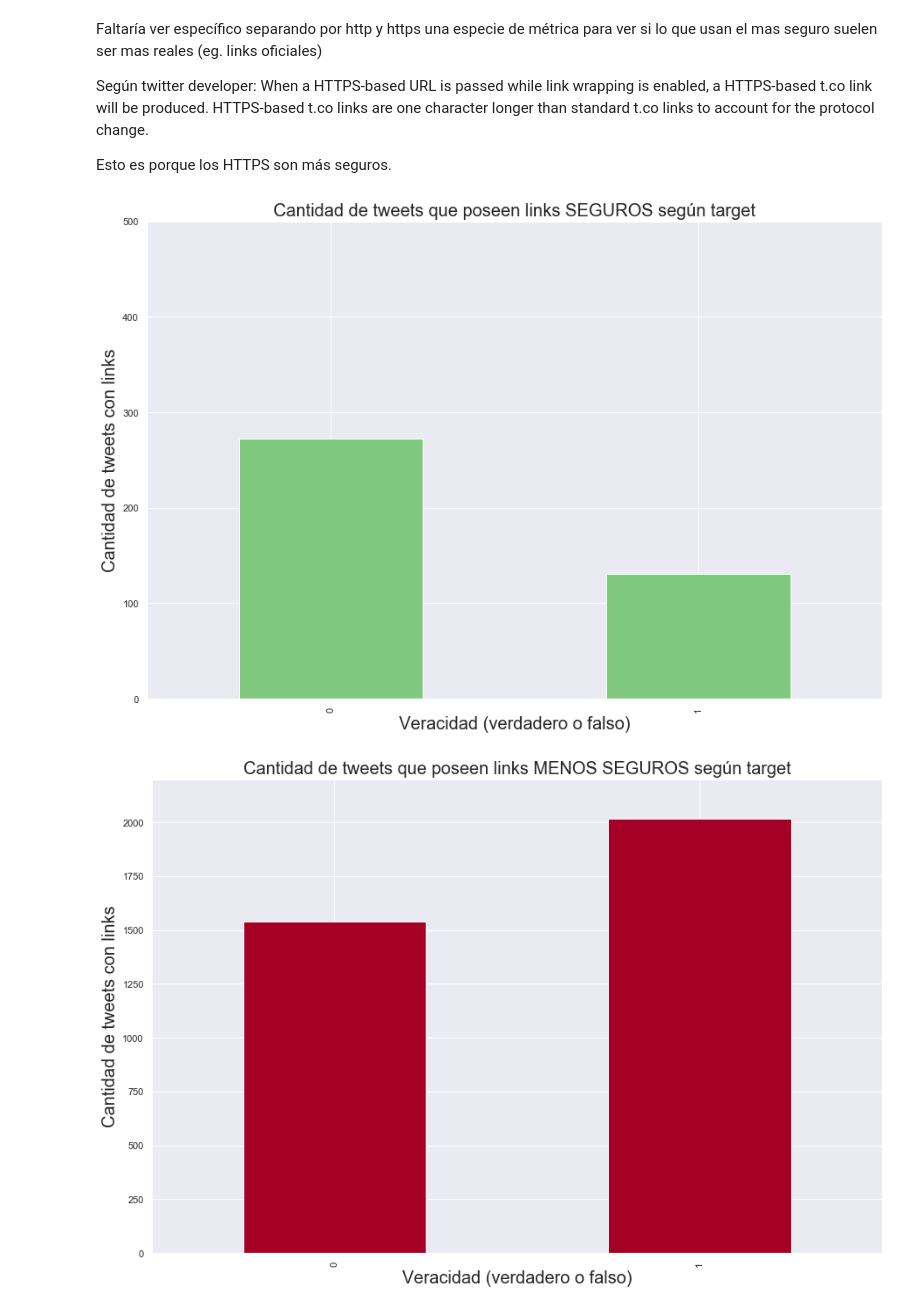
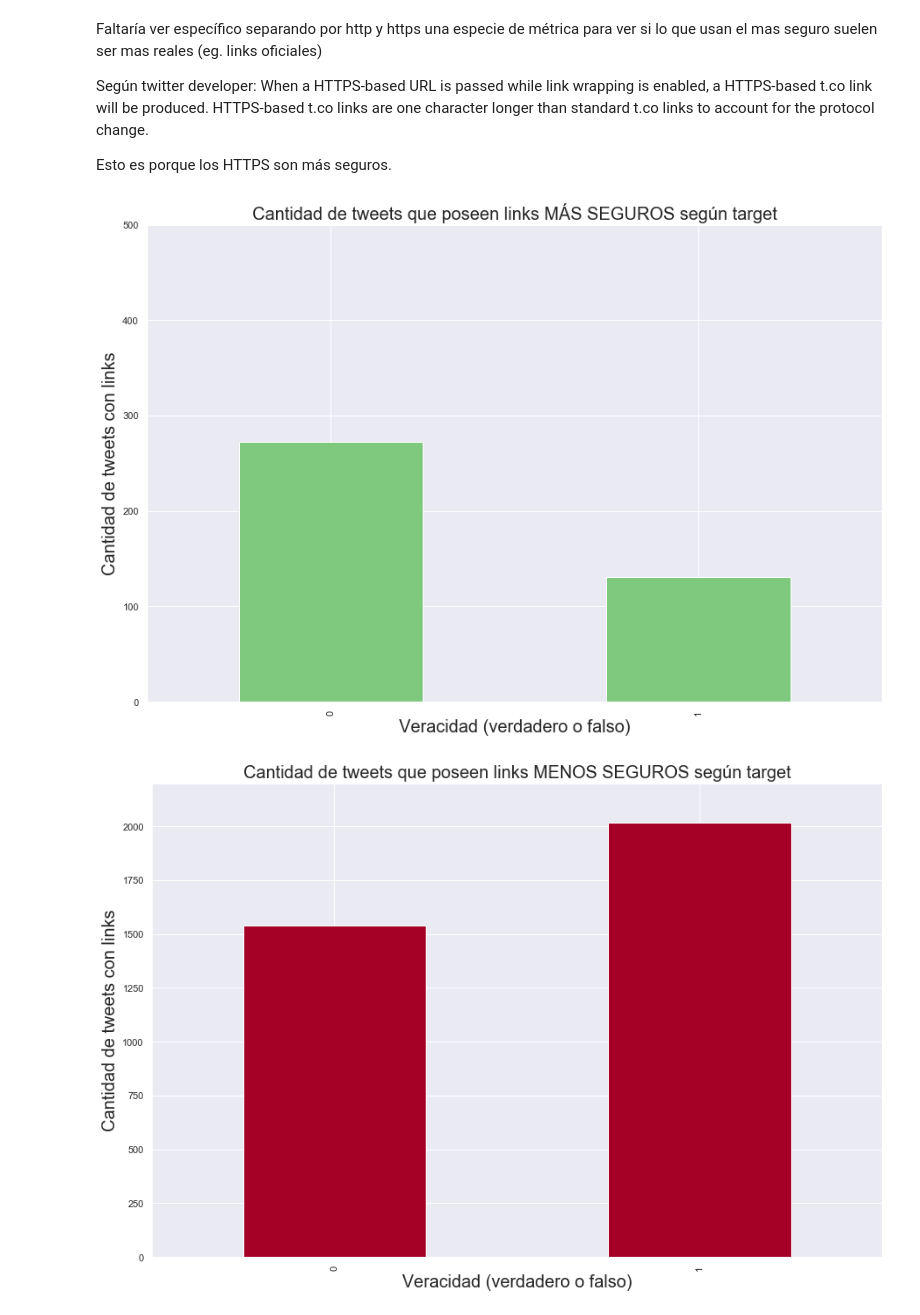
Before and after one commit to milemarchese/OrganizacionDeDatos, a Jupyter notebook: Análisis Exploratorio.ipynb, the cells around one changed output. Cells and saved outputs as stored; diff of their text form; code cells hidden in the pictures.

```diff
--- a/Análisis Exploratorio.ipynb
+++ b/Análisis Exploratorio.ipynb
@@ -420,14 +457,14 @@ Esto es porque los HTTPS son más seguros.
 # %%
 #Hipotesis: uno esperaria que la utilizacion de links seguros sea para los desastres reales ya que lo proveen agencias de noticias.
 #Dato: Hay muy pocos links seguros en el dataset
 tweets_by_https.groupby('target')['text'].count().plot(kind = 'bar', figsize = (15,10), colormap = 'Accent')
-plt.title('Cantidad de tweets que poseen links SEGUROS según target', fontsize = 20)
+plt.title('Cantidad de tweets que poseen links MÁS SEGUROS según target', fontsize = 20)
 plt.xlabel('Veracidad (verdadero o falso)', fontsize = 20)
 plt.ylabel('Cantidad de tweets con links', fontsize = 20)
 plt.ylim(0,500)
 plt.show()
 # %% [output]
-[figure, old version]
+[figure, new version]
 # %%
 #Hipotesis: uno esperaria que la utilizacion de links no seguros sea para los no desastres ya que lo provee cualquiera.
 #Dato: Hay muchos links inseguros en el dataset
```
Also changed, not shown: parts of 14 cells of this notebook.
